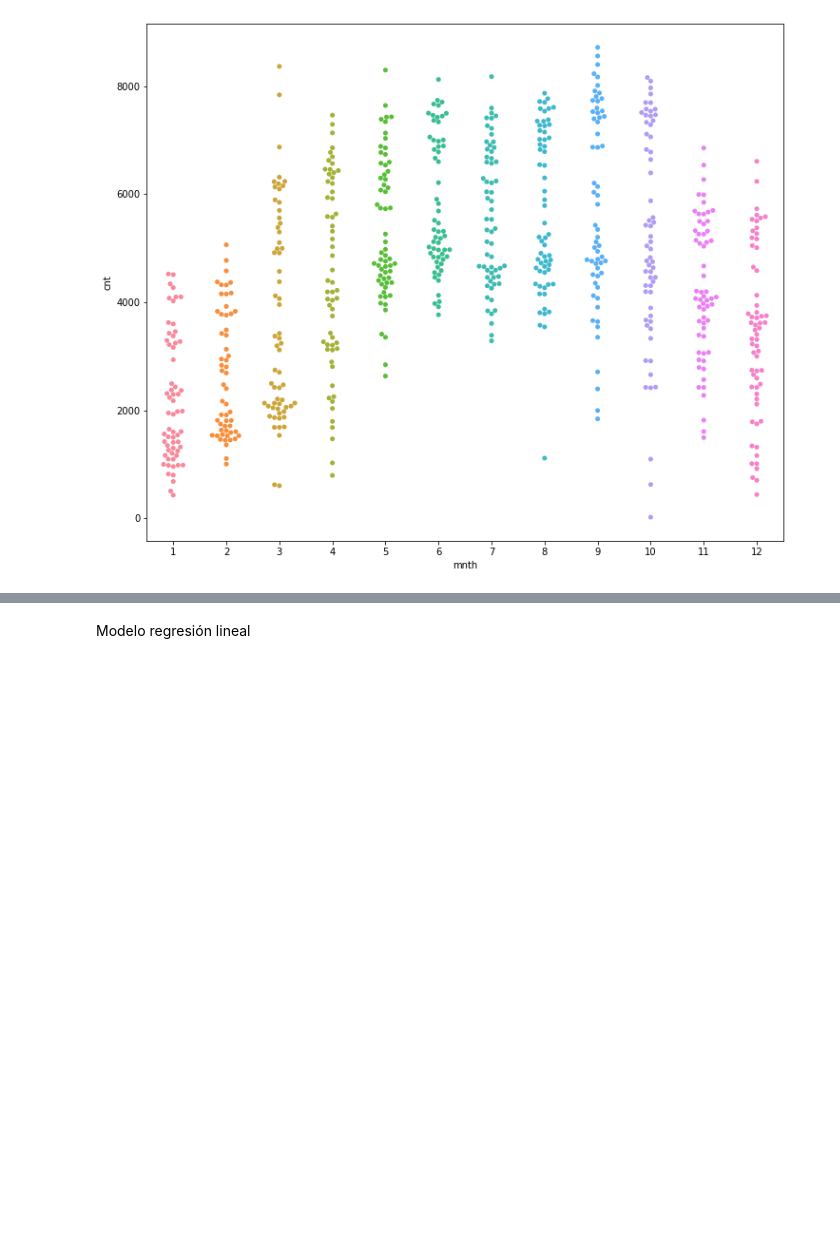
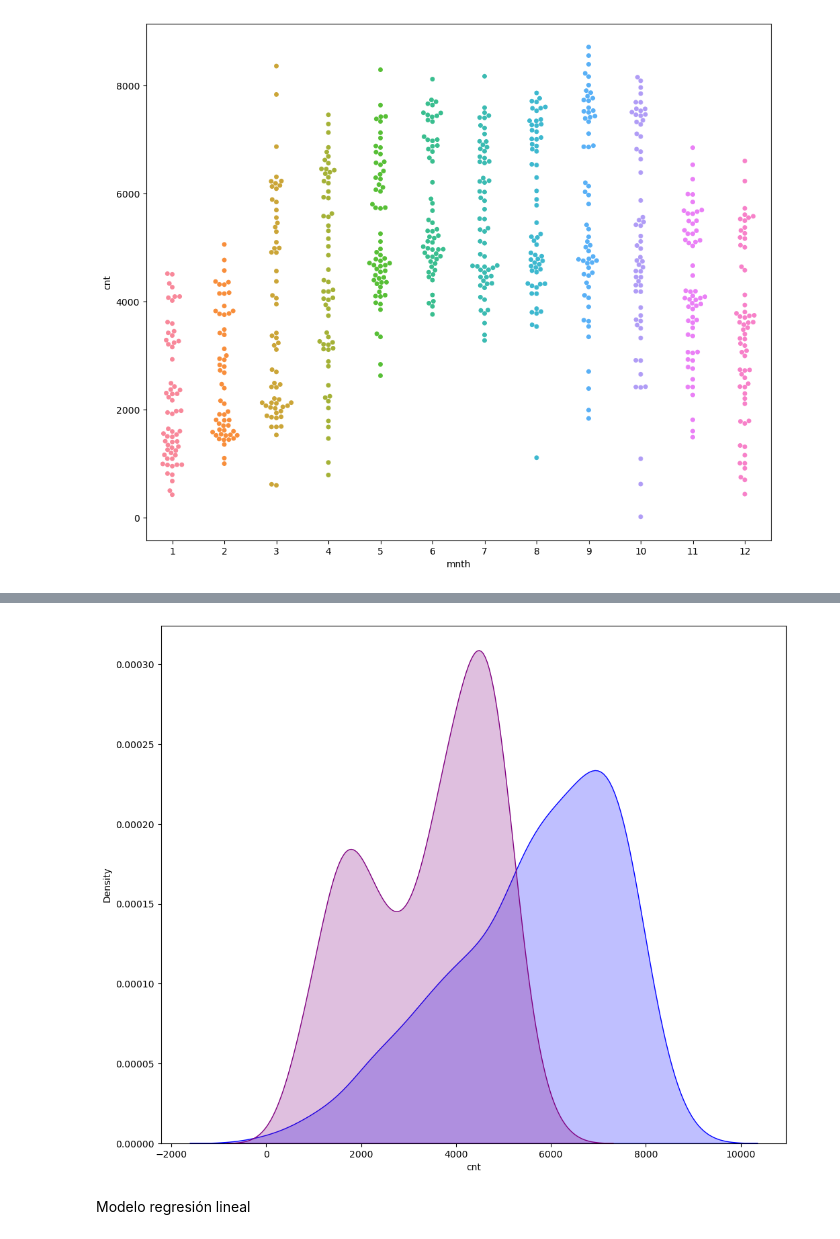
Before and after one commit to Adalab/Adalab-project-da-promo-B-module-3-team-2, a Jupyter notebook: eda.ipynb, the cells around one changed output, grey strips where cells are left out. Drawn from its saved outputs; the diff is of its cells as text; code cells hidden in the pictures; blank space fills up the shorter version.

```diff
--- a/eda.ipynb
+++ b/eda.ipynb
@@ -364,3 +370,19 @@ sns.lineplot(data= df2, x="instant", y="casual");
+# %%
+df_19= df2[df2['yr']==1]
+df_18= df2[df2['yr']==0]
+
+sns.distplot(
+    df_19["cnt"],
+    hist = False,
+    color = "blue",
+    kde_kws = {"shade": True, "linewidth": 1})
+sns.distplot(
+    df_18["cnt"],
+    hist = False,
+    color = "purple",
+    kde_kws = {"shade": True, "linewidth": 1});
+# %% [output]
+[figure, added]
 # %% [markdown]
 Modelo regresión lineal
 # %% [markdown]
```
Also changed, not shown: parts of 10 cells of this notebook.
